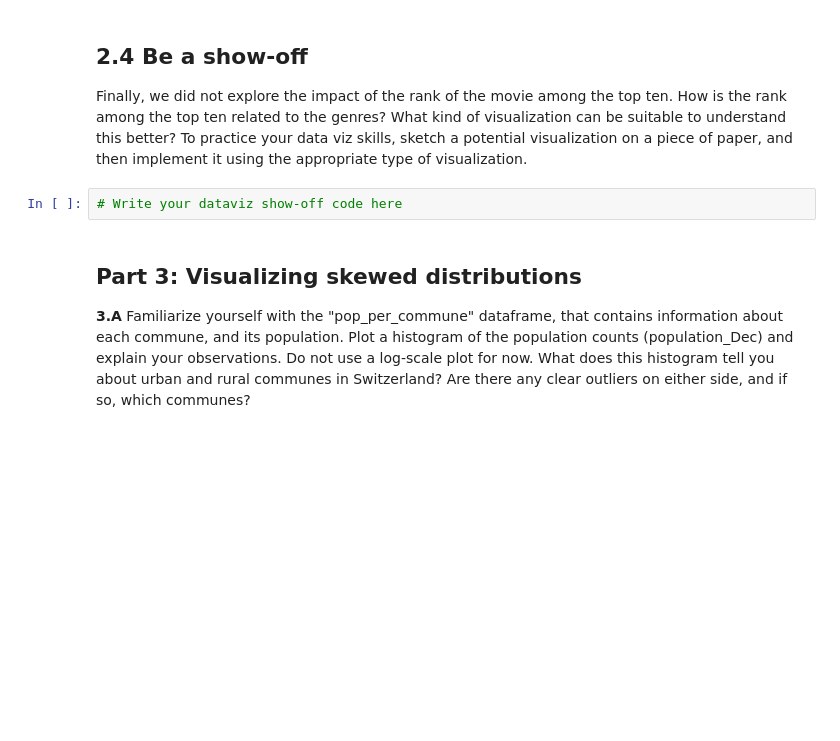
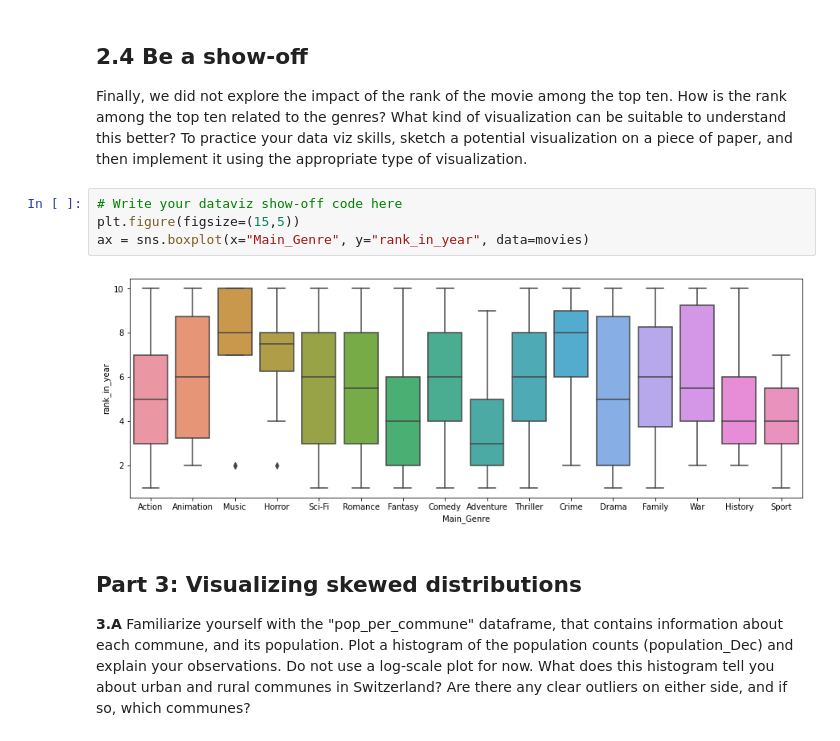
Before and after one commit to MegaCookies88/2020, a Jupyter notebook: Tutorials/02 - Data viz and data from the web/Becoming a DataVizard exercise.ipynb, the cells around one changed output. Saved outputs shown, nothing was run; the diff lists cells and outputs as text; blank space fills up the shorter version.

```diff
--- a/Tutorials/02 - Data viz and data from the web/Becoming a DataVizard exercise.ipynb
+++ b/Tutorials/02 - Data viz and data from the web/Becoming a DataVizard exercise.ipynb
@@ -298,6 +298,10 @@ sns.heatmap(data=df, cmap="Blues")
 Finally, we did not explore the impact of the rank of the movie among the top ten. How is the rank among the top ten related to the genres? What kind of visualization can be suitable to understand this better? To practice your data viz skills, sketch a potential visualization on a piece of paper, and then implement it using the appropriate type of visualization.
 # %%
 # Write your dataviz show-off code here
+plt.figure(figsize=(15,5))
+ax = sns.boxplot(x="Main_Genre", y="rank_in_year", data=movies)
+# %% [output]
+[figure, added]
 # %% [markdown]
 ## Part 3: Visualizing skewed distributions
 
```
Also changed, not shown: parts of 3 cells of this notebook, 1 other file.
